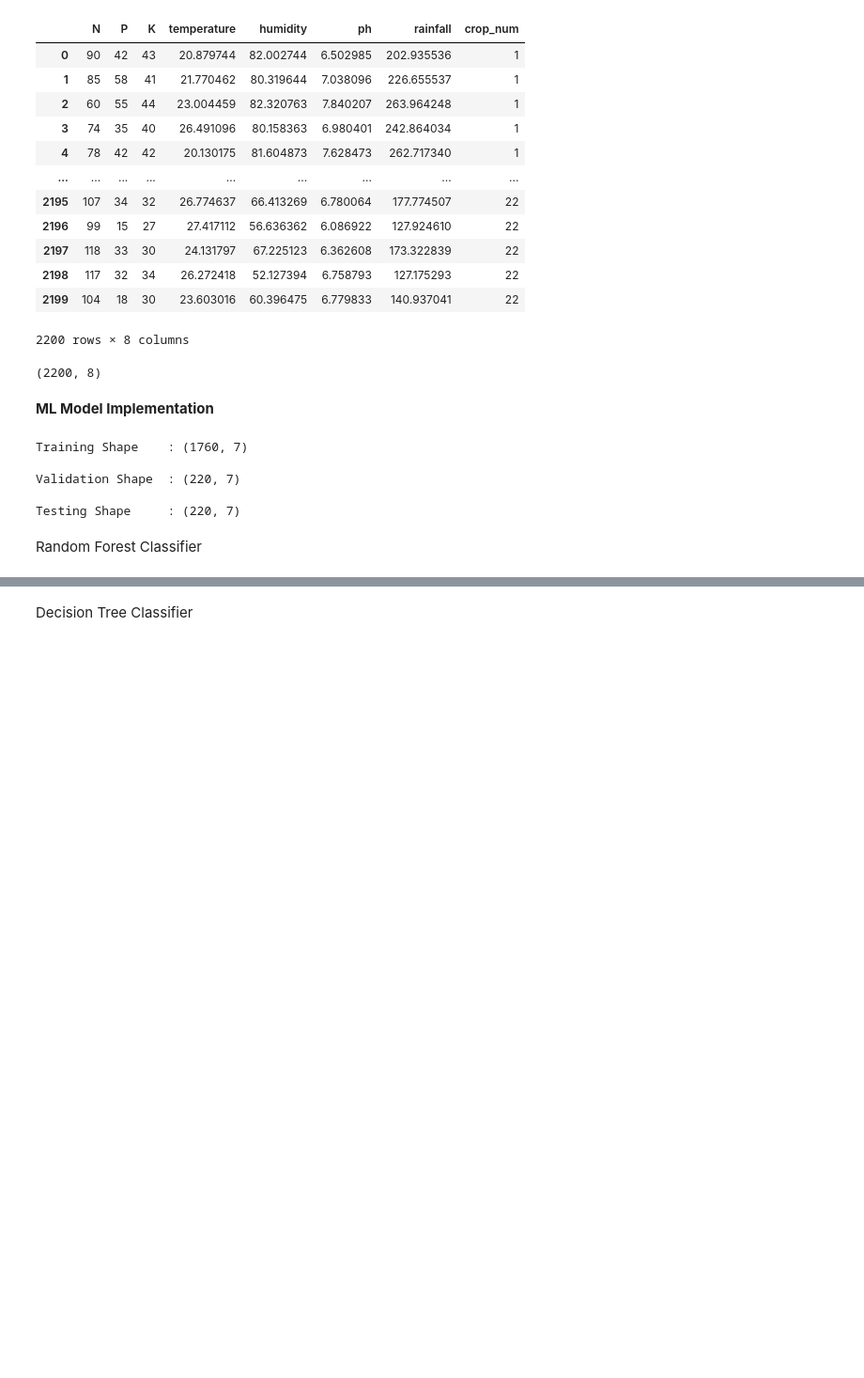
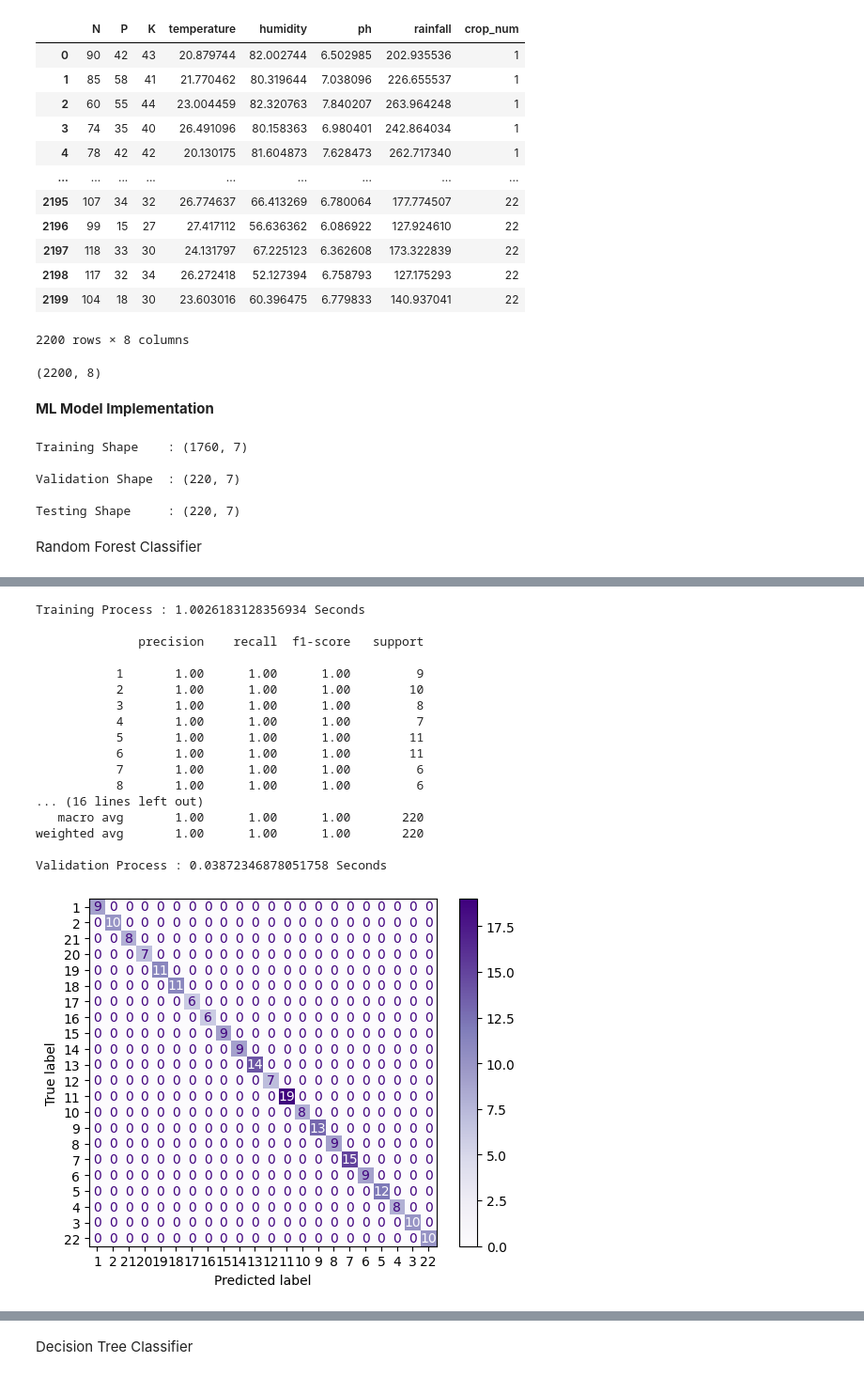
Before and after one commit to siyaboban/Crop-recommendation, a Jupyter notebook: Crop__recommendation_code_Final.ipynb, the cells around one changed output, grey strips where cells are left out. Shown at 94% size. Saved outputs shown, nothing was run; the diff lists cells and outputs as text; code cells hidden in the pictures; blank space fills up the shorter version.

```diff
--- a/Crop__recommendation_code_Final.ipynb
+++ b/Crop__recommendation_code_Final.ipynb
@@ -275,23 +275,42 @@ Random Forest Score:  0.9943181818181819
 # %%
 # Training Process
 time1 = time.time()
 model = df_rf(**random_search.best_params_)
 model.fit(Xtrain, Ytrain)
 time2 = time.time()
 print("Training Process :", time2-time1, "Seconds\n")
 
 # Validation process
 time1 = time.time()
 y_pred = model.predict(Xval)
 print(df_rep(Yval,y_pred))
 time2 = time.time()
 print("Validation Process :", time2-time1, "Seconds\n")
 
 crop_labels = df['crop_num'].unique()
 
-df_confM = confusM(Yval, y_pred)
+df_confM = df_confusM(Yval, y_pred)
 df_disp(confusion_matrix = df_confM, display_labels = crop_labels).plot(cmap = 'Purples')
-df_mpl.show()
+df_plt.show()
+# %% [output]
+Training Process : 1.0026183128356934 Seconds
+
+              precision    recall  f1-score   support
+
+           1       1.00      1.00      1.00         9
+           2       1.00      1.00      1.00        10
+           3       1.00      1.00      1.00         8
+           4       1.00      1.00      1.00         7
+           5       1.00      1.00      1.00        11
+           6       1.00      1.00      1.00        11
+           7       1.00      1.00      1.00         6
+           8       1.00      1.00      1.00         6
+... (16 lines left out)
+   macro avg       1.00      1.00      1.00       220
+weighted avg       1.00      1.00      1.00       220
+
+Validation Process : 0.03872346878051758 Seconds
+[figure, added]
 # %%
 ### Testing Process
 time1 = time.time()
```
Also changed, not shown: parts of 12 cells of this notebook.
